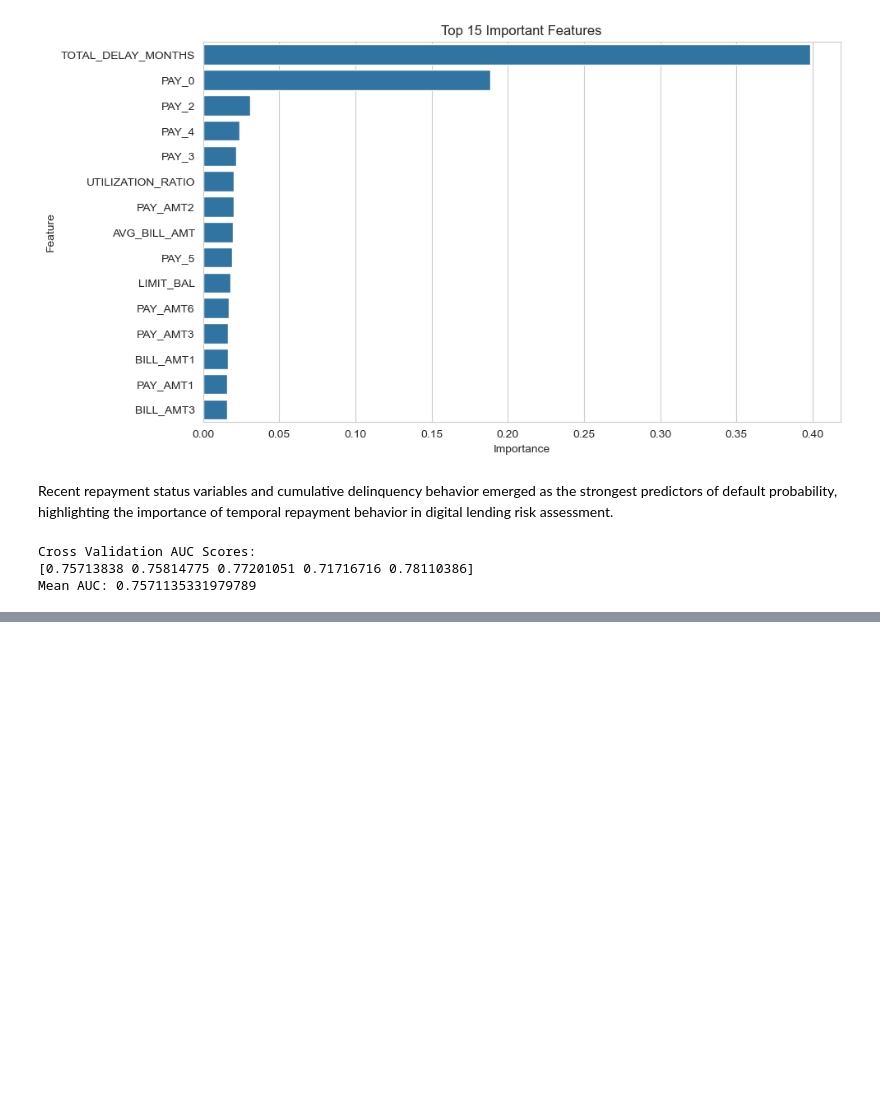
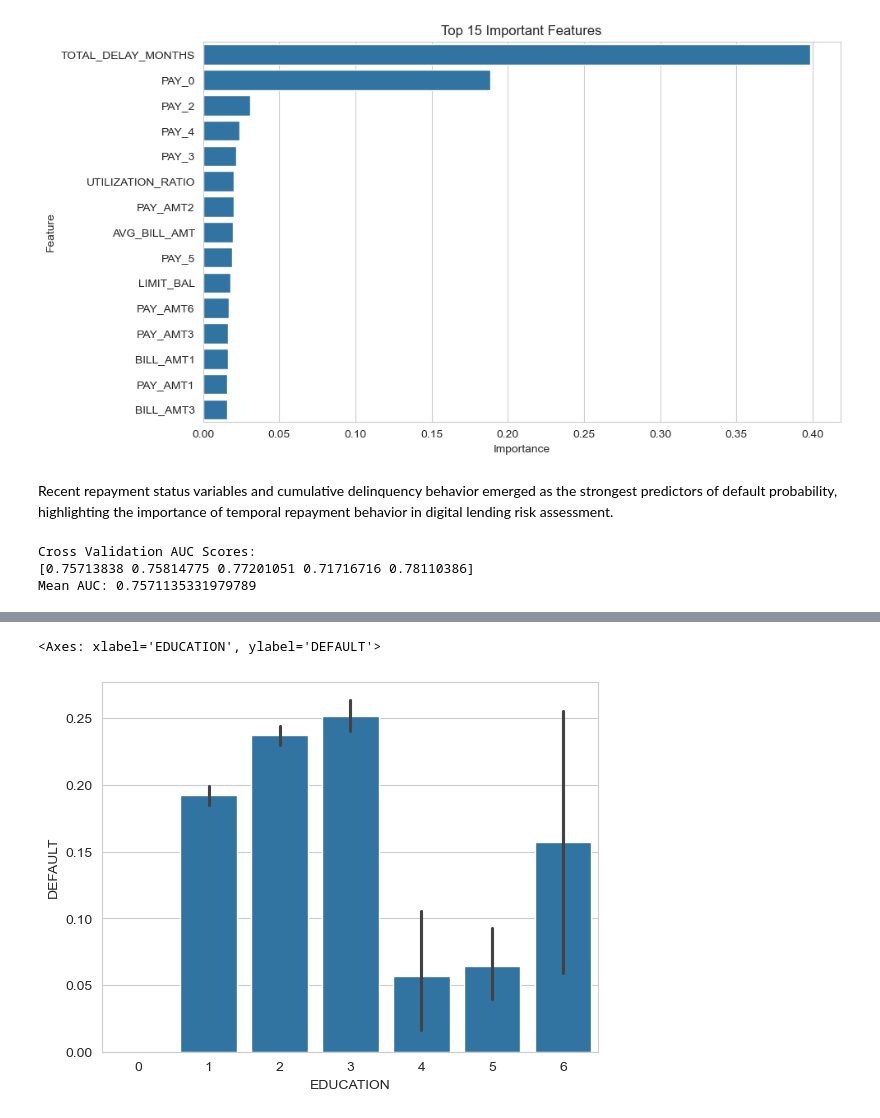
Before and after one commit to Anuraag-aids/credit-default-risk-model, a Jupyter notebook: notebooks/credit_risk_analysis.ipynb, the cells around one changed output, grey strips where cells are left out. Cells and saved outputs as stored; diff of their text form; code cells hidden in the pictures; blank space fills up the shorter version.

```diff
--- a/notebooks/credit_risk_analysis.ipynb
+++ b/notebooks/credit_risk_analysis.ipynb
@@ -286,0 +292,5 @@ Mean AUC: 0.7571135331979789
+# %%
+sns.barplot(x="EDUCATION", y="DEFAULT", data=df)
+# %% [output]
+<Axes: xlabel='EDUCATION', ylabel='DEFAULT'>
+[figure, added]
```
Also changed, not shown: parts of 11 cells of this notebook.
